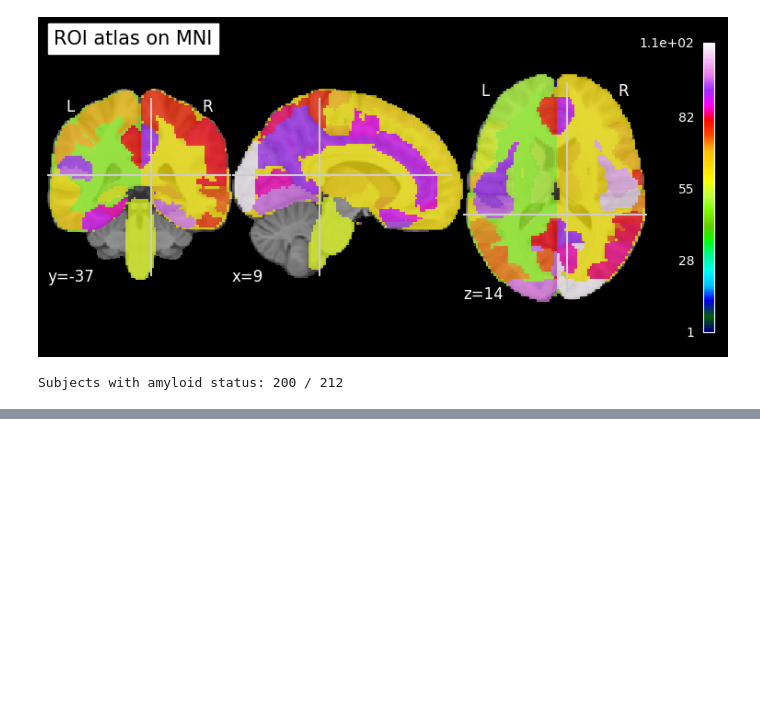
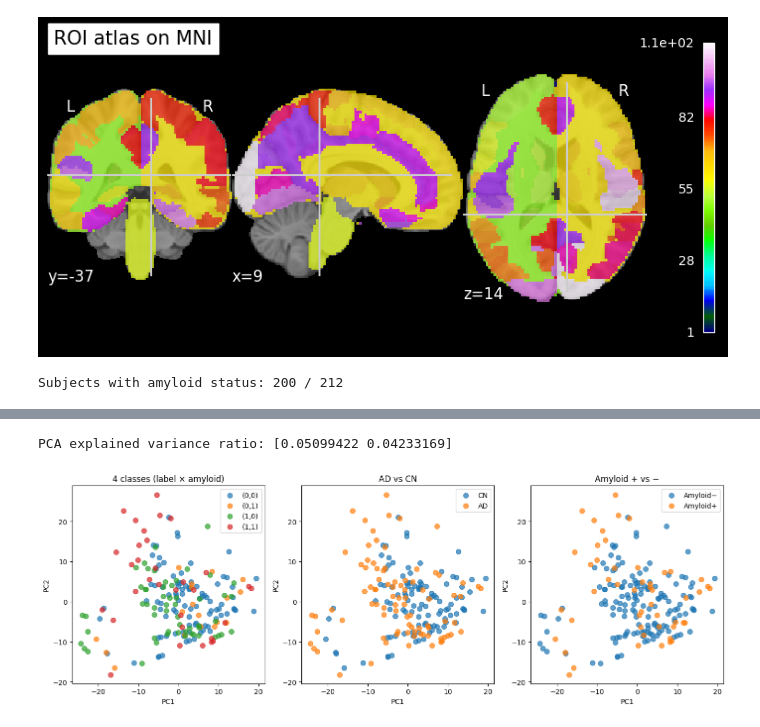
Before and after one commit to william2952/ADRU, a Jupyter notebook: model_roi.ipynb, the cells around one changed output, grey strips where cells are left out. Saved outputs shown, nothing was run; the diff lists cells and outputs as text; code cells hidden in the pictures; blank space fills up the shorter version.

```diff
--- a/model_roi.ipynb
+++ b/model_roi.ipynb
@@ -285,0 +261,13 @@ DTI only                     +0.1958     0.0055 *
+# %%
+# Subset to subjects with amyloid label
+paired_df_amy = paired_df.loc[amy_valid].copy()
+# %%
+# Multi-class SVC: 4 classes from (label, label_amy) -> 0,0 | 0,1 | 1,0 | 1,1
+from sklearn.pipeline import Pipeline
+
+X_amy = X[amy_valid]
+t1_amy = t1_all[amy_valid]
+dti_amy = dti_all[amy_valid]
+y_label = pd.to_numeric(paired_df_amy["label"], errors="coerce").values
+y_amy_num = pd.to_numeric(paired_df_amy["label_amy"], errors="coerce").values
+y_multi = (y_label.astype(int) * 2 + y_amy_num.astype(int)).astype(int)
@@ -285,0 +355,48 @@ DTI only                     +0.1958     0.0055 *
+# %%
+# PCA latent space visualization: 4-class, AD/CN, amyloid +/-
+from sklearn.decomposition import PCA
+
+X_amy_scaled = StandardScaler().fit_transform(X_amy)
+pca = PCA(n_components=2, random_state=42)
+X_pca = pca.fit_transform(X_amy_scaled)
+print(f"PCA explained variance ratio: {pca.explained_variance_ratio_}")
+
+fig, axes = plt.subplots(1, 3, figsize=(14, 5))
+
+# 1) 4 classes
+class_tuples = [(0, 0), (0, 1), (1, 0), (1, 1)]
+for c in range(4):
+    mask = y_multi == c
+    lb, am = class_tuples[c]
+    axes[0].scatter(X_pca[mask, 0], X_pca[mask, 1], label=f"({lb},{am})", alpha=0.7, s=50)
+axes[0].set_xlabel("PC1")
+axes[0].set_ylabel("PC2")
+axes[0].set_title("4 classes (label × amyloid)")
+axes[0].legend()
+axes[0].set_aspect("equal")
+
+# 2) AD vs CN (2 classes)
+for lb, name in enumerate(["CN", "AD"]):
+    mask = y_label == lb
+    axes[1].scatter(X_pca[mask, 0], X_pca[mask, 1], label=name, alpha=0.7, s=50)
+axes[1].set_xlabel("PC1")
+axes[1].set_ylabel("PC2")
+axes[1].set_title("AD vs CN")
+axes[1].legend()
+axes[1].set_aspect("equal")
+
+# 3) Amyloid + vs -
+for am, name in enumerate(["Amyloid−", "Amyloid+"]):
+    mask = y_amy_num == am
+    axes[2].scatter(X_pca[mask, 0], X_pca[mask, 1], label=name, alpha=0.7, s=50)
+axes[2].set_xlabel("PC1")
+axes[2].set_ylabel("PC2")
+axes[2].set_title("Amyloid + vs −")
+axes[2].legend()
+axes[2].set_aspect("equal")
+
+plt.tight_layout()
+plt.show()
+# %% [output]
+PCA explained variance ratio: [0.05099422 0.04233169]
+[figure, added]
```
Also changed, not shown: parts of 5 cells of this notebook, 1 other file.
